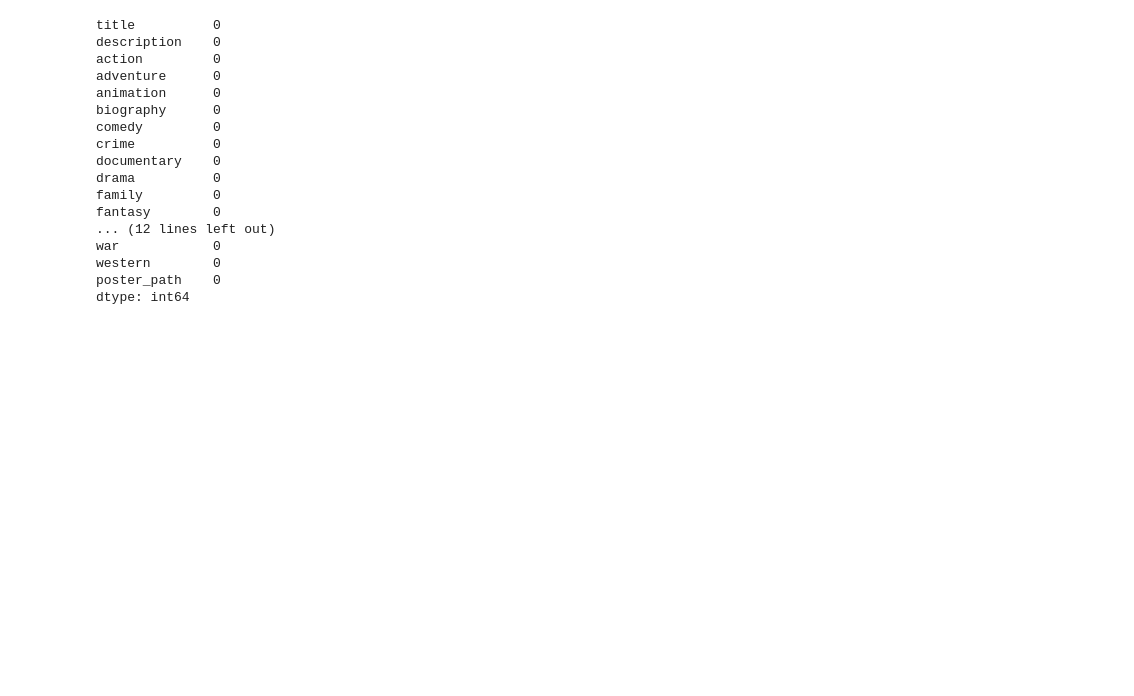
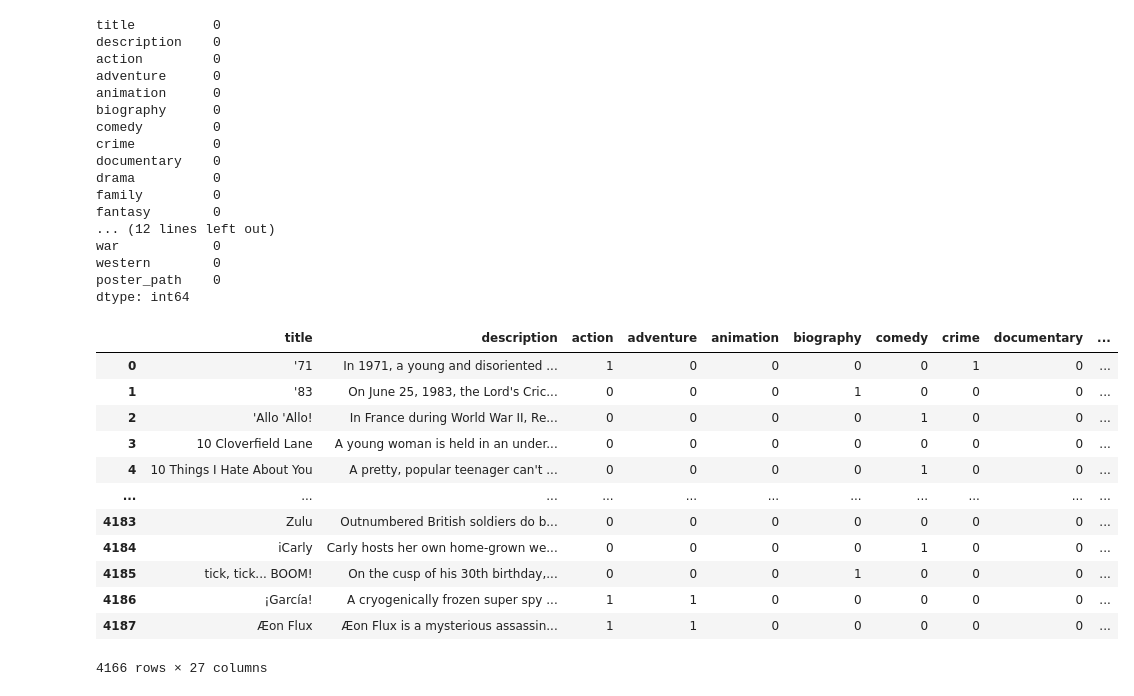
Before and after one commit to DmitryPogrebnoy/IndustrialML_ITMO, a Jupyter notebook: task2/preprocess.ipynb, the cells around one changed output. Drawn from its saved outputs; the diff is of its cells as text; code cells hidden in the pictures; blank space fills up the shorter version.

Commit message:
Remove empty and unknown descriptions. Change path to posters

```diff
--- a/task2/preprocess.ipynb
+++ b/task2/preprocess.ipynb
@@ -207,8 +207,8 @@ war             0
 western         0
 poster_path     0
 dtype: int64
-# %%
-df.description.fillna(" ", inplace=True)
+# %%
+df = df.dropna()
 # %%
 df.isna().sum()
 # %% [output]
@@ -229,5 +229,29 @@ war            0
 western        0
 poster_path    0
 dtype: int64
+# %%
+unknown_descriptions = ["The plot is unknown at this time.",
+                        "Plot under wraps.",
+                        "Plot unknown.",
+                        "Plot under wraps",
+                        "Plot kept under wraps."]
+# %%
+df = df[~df["description"].isin(unknown_descriptions)]
+# %%
+df
+# %% [output]
+|  | title | description | action | adventure | animation | biography | comedy | crime | documentary | ... |
+| 0 | '71 | In 1971, a young and disoriented ... | 1 | 0 | 0 | 0 | 0 | 1 | 0 | ... |
+| 1 | '83 | On June 25, 1983, the Lord's Cric... | 0 | 0 | 0 | 1 | 0 | 0 | 0 | ... |
+| 2 | 'Allo 'Allo! | In France during World War II, Re... | 0 | 0 | 0 | 0 | 1 | 0 | 0 | ... |
+| 3 | 10 Cloverfield Lane | A young woman is held in an under... | 0 | 0 | 0 | 0 | 0 | 0 | 0 | ... |
+| 4 | 10 Things I Hate About You | A pretty, popular teenager can't ... | 0 | 0 | 0 | 0 | 1 | 0 | 0 | ... |
+| ... | ... | ... | ... | ... | ... | ... | ... | ... | ... | ... |
+| 4183 | Zulu | Outnumbered British soldiers do b... | 0 | 0 | 0 | 0 | 0 | 0 | 0 | ... |
+| 4184 | iCarly | Carly hosts her own home-grown we... | 0 | 0 | 0 | 0 | 1 | 0 | 0 | ... |
+| 4185 | tick, tick... BOOM! | On the cusp of his 30th birthday,... | 0 | 0 | 0 | 1 | 0 | 0 | 0 | ... |
+| 4186 | ¡García! | A cryogenically frozen super spy ... | 1 | 1 | 0 | 0 | 0 | 0 | 0 | ... |
+| 4187 | Æon Flux | Æon Flux is a mysterious assassin... | 1 | 1 | 0 | 0 | 0 | 0 | 0 | ... |
+4166 rows × 27 columns
 # %%
 df.to_csv("./data/preprocessed.csv", index=False)
```
Also changed, not shown: parts of 2 cells of this notebook, 1 other file.
